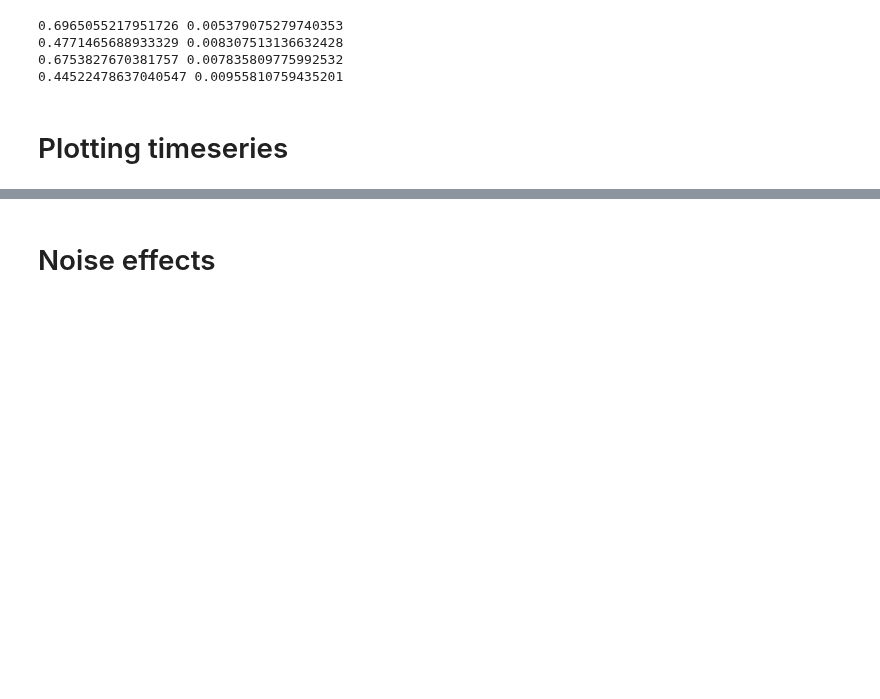
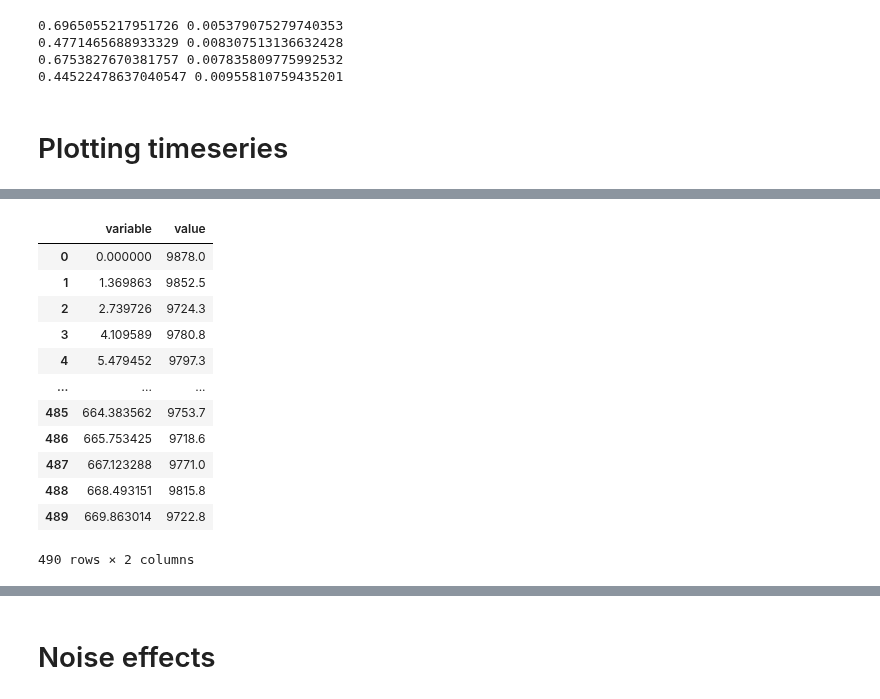
Before and after one commit to kamilest/brain-age-gnn, a Jupyter notebook: notebooks/model_selection.ipynb, the cells around one changed output, grey strips where cells are left out. Drawn from its saved outputs; the diff is of its cells as text; code cells hidden in the pictures; blank space fills up the shorter version.

```diff
--- a/notebooks/model_selection.ipynb
+++ b/notebooks/model_selection.ipynb
@@ -311,2 +311,19 @@ plt.savefig('figs/fmri.pdf',  bbox_inches='tight', pad_inches=0.1)
+# %%
+df_ts1['variable'] = df_ts1['variable'] / 0.73
+df_ts1
+# %% [output]
+|  | variable | value |
+| 0 | 0.000000 | 9878.0 |
+| 1 | 1.369863 | 9852.5 |
+| 2 | 2.739726 | 9724.3 |
+| 3 | 4.109589 | 9780.8 |
+| 4 | 5.479452 | 9797.3 |
+| ... | ... | ... |
+| 485 | 664.383562 | 9753.7 |
+| 486 | 665.753425 | 9718.6 |
+| 487 | 667.123288 | 9771.0 |
+| 488 | 668.493151 | 9815.8 |
+| 489 | 669.863014 | 9722.8 |
+490 rows × 2 columns
 # %%
 fig, ax = plt.subplots(figsize=(7,1))
```
Also changed, not shown: parts of 7 cells of this notebook, 6 other files.
